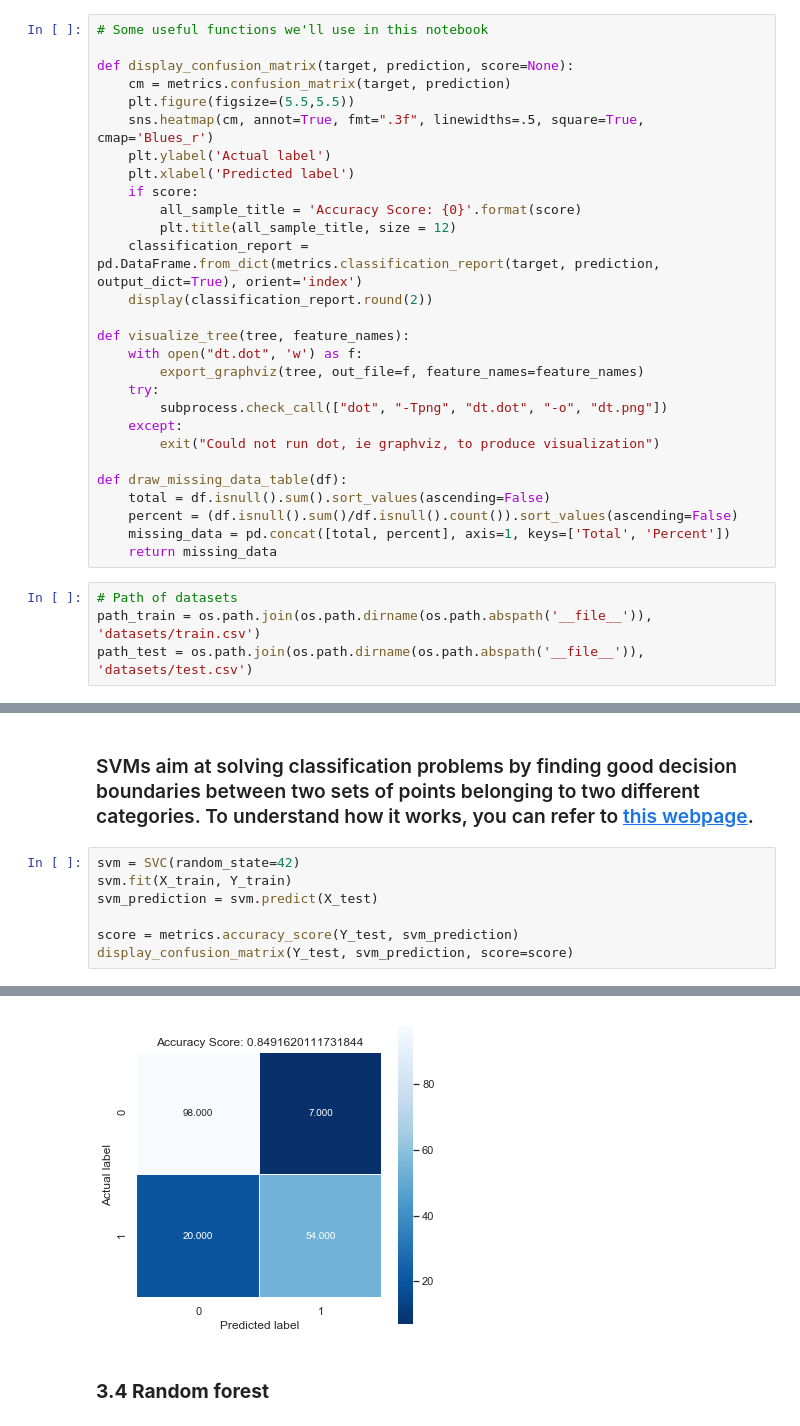
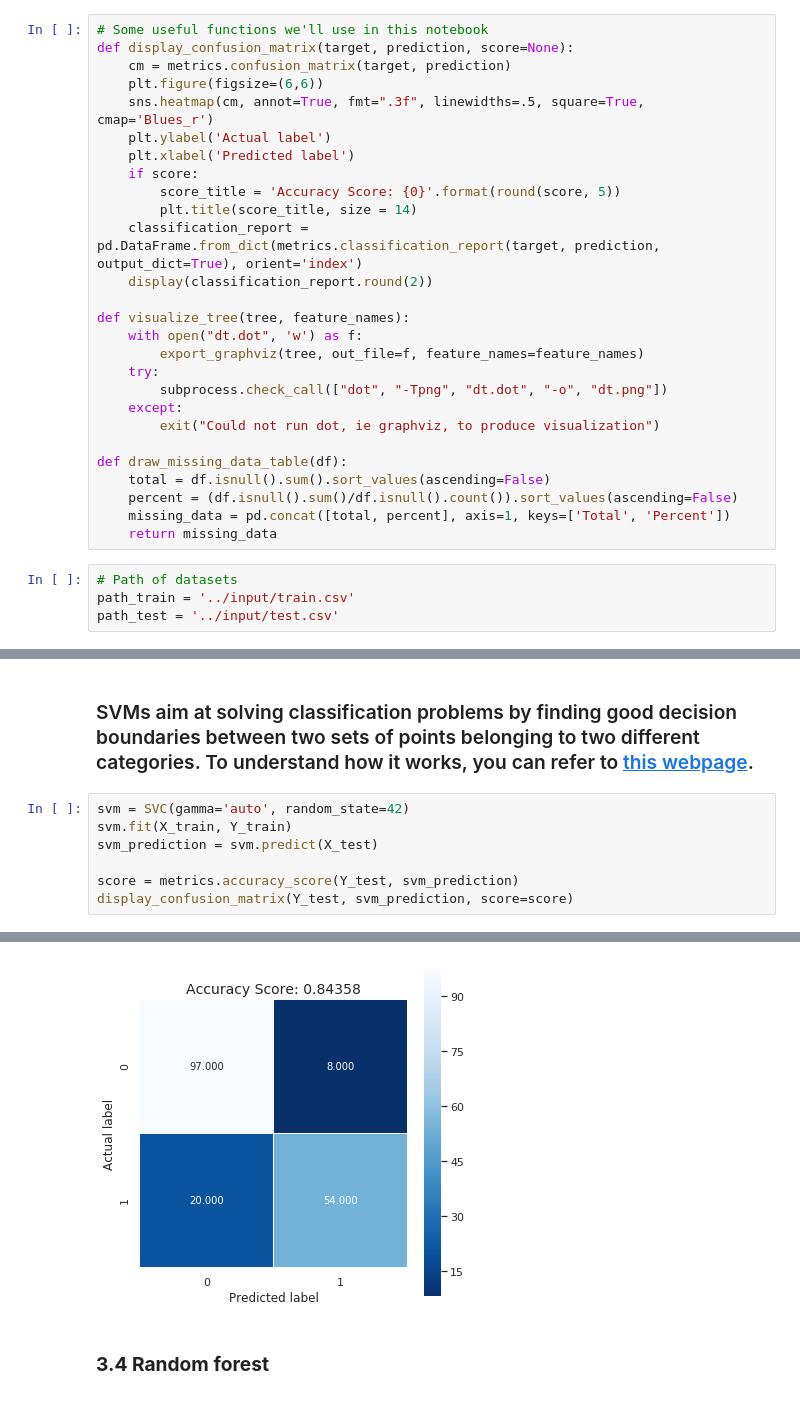
Before and after one commit to nicohlr/kaggle, a Jupyter notebook: titanic/titanic_kaggle_tutorial.ipynb, the cells around one changed output, grey strips where cells are left out. Saved outputs shown, nothing was run; the diff lists cells and outputs as text.

```diff
--- a/titanic/titanic_kaggle_tutorial.ipynb
+++ b/titanic/titanic_kaggle_tutorial.ipynb
@@ -67,16 +67,15 @@ from IPython.display import display
 Using TensorFlow backend.
 # %%
 # Some useful functions we'll use in this notebook
-
 def display_confusion_matrix(target, prediction, score=None):
     cm = metrics.confusion_matrix(target, prediction)
-    plt.figure(figsize=(5.5,5.5))
+    plt.figure(figsize=(6,6))
     sns.heatmap(cm, annot=True, fmt=".3f", linewidths=.5, square=True, cmap='Blues_r')
     plt.ylabel('Actual label')
     plt.xlabel('Predicted label')
     if score:
-        all_sample_title = 'Accuracy Score: {0}'.format(score)
-        plt.title(all_sample_title, size = 12)
+        score_title = 'Accuracy Score: {0}'.format(round(score, 5))
+        plt.title(score_title, size = 14)
     classification_report = pd.DataFrame.from_dict(metrics.classification_report(target, prediction, output_dict=True), orient='index')
     display(classification_report.round(2))
 
@@ -95,8 +94,8 @@ def draw_missing_data_table(df):
     return missing_data
 # %%
 # Path of datasets
-path_train = os.path.join(os.path.dirname(os.path.abspath('__file__')), 'datasets/train.csv')
-path_test = os.path.join(os.path.dirname(os.path.abspath('__file__')), 'datasets/test.csv')
+path_train = '../input/train.csv'
+path_test = '../input/test.csv'
 # %% [markdown]
 ## **1. Data exploration** <a name="data_exploration"></a>
 # %%
@@ -339,7 +338,7 @@ visualize_tree(dt, X_test.columns)
 # %% [markdown]
 ### SVMs aim at solving classification problems by finding good decision boundaries between two sets of points belonging to two different categories. To understand how it works, you can refer to [this webpage](https://www.svm-tutorial.com/2014/11/svm-understanding-math-part-1/).
 # %%
-svm = SVC(random_state=42)
+svm = SVC(gamma='auto', random_state=42)
 svm.fit(X_train, Y_train)
 svm_prediction = svm.predict(X_test)
 
@@ -355,4 +354,4 @@ display_confusion_matrix(Y_test, svm_prediction, score=score)
-[figure, old version]
+[figure, new version]
 # %% [markdown]
 ### **3.4 Random forest**
 # %% [markdown]
```
Also changed, not shown: parts of 15 cells of this notebook.
